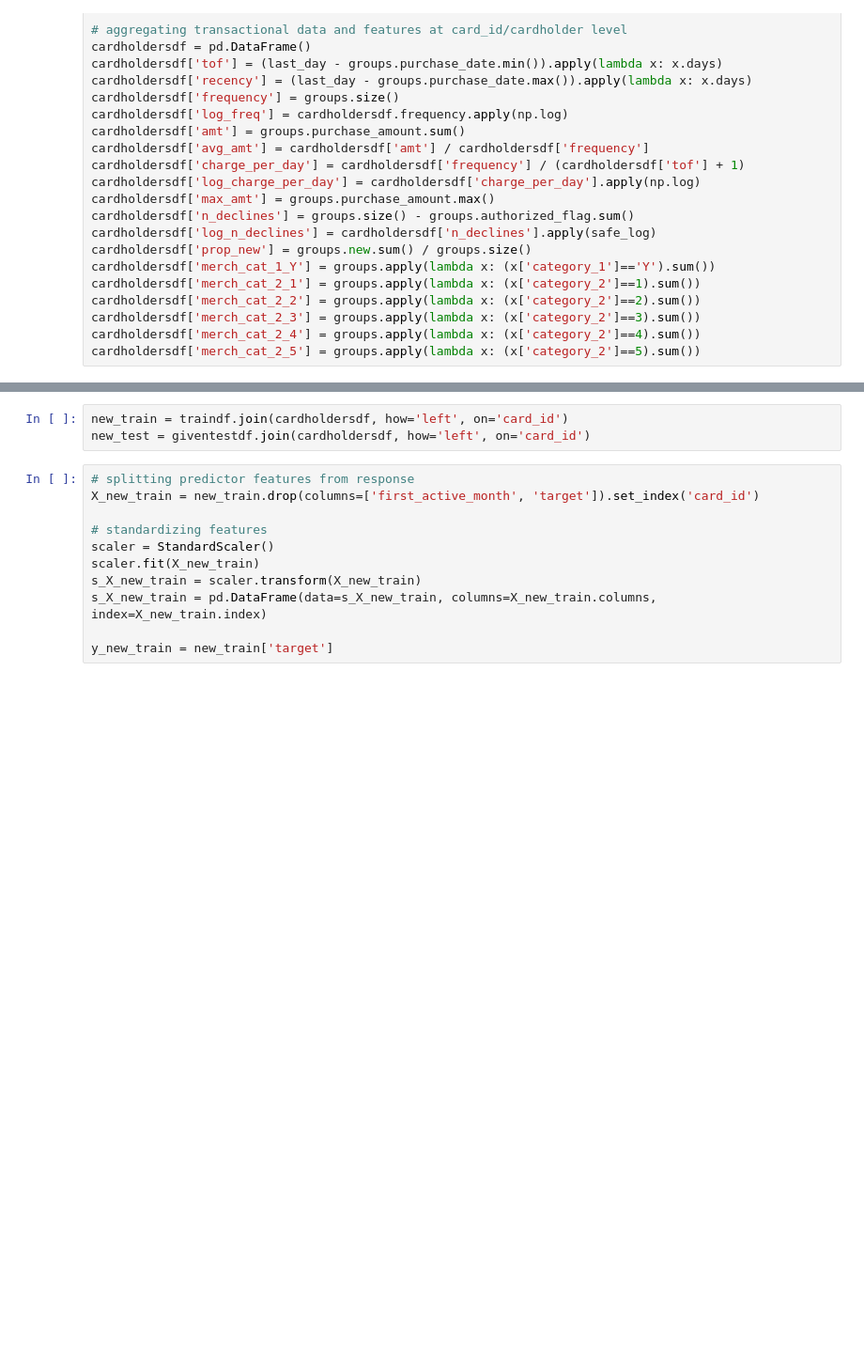
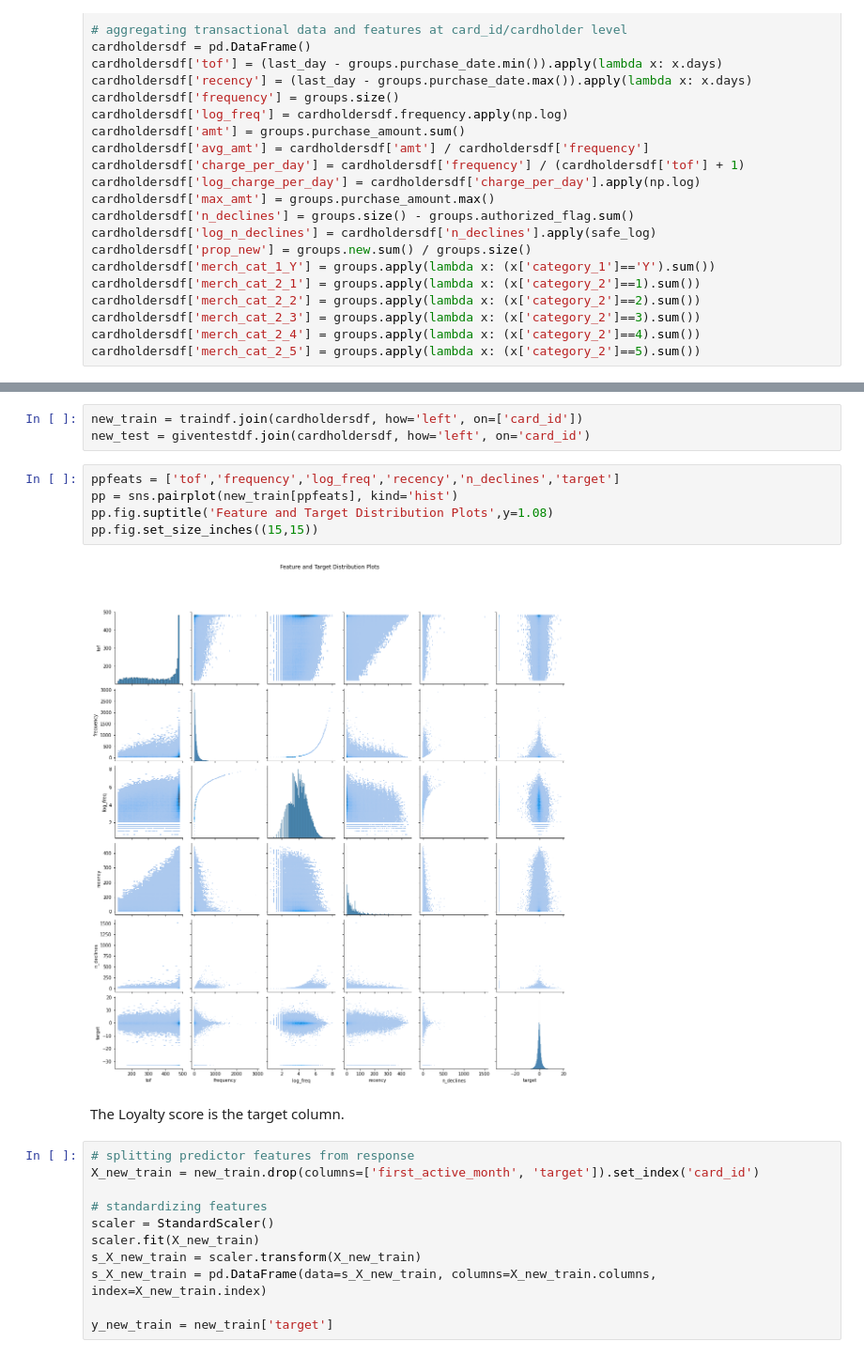
Before and after one commit to sabarishchockalingam2017/elo_loyalty_prediction, a Jupyter notebook: Elo Loyalty Prediction.ipynb, the cells around one changed output, grey strips where cells are left out. Shown: that part at 94% size. Saved outputs shown, nothing was run; the diff lists cells and outputs as text; blank space fills up the shorter version.

```diff
--- a/Elo Loyalty Prediction.ipynb
+++ b/Elo Loyalty Prediction.ipynb
@@ -192,6 +202,15 @@ cardholdersdf['merch_cat_2_5'] = groups.apply(lambda x: (x['category_2']==5).sum
 # %%
-new_train = traindf.join(cardholdersdf, how='left', on='card_id')
+new_train = traindf.join(cardholdersdf, how='left', on=['card_id'])
 new_test = giventestdf.join(cardholdersdf, how='left', on='card_id')
+# %%
+ppfeats = ['tof','frequency','log_freq','recency','n_declines','target']
+pp = sns.pairplot(new_train[ppfeats], kind='hist')
+pp.fig.suptitle('Feature and Target Distribution Plots',y=1.08)
+pp.fig.set_size_inches((15,15))
+# %% [output]
+[figure, added]
+# %% [markdown]
+The Loyalty score is the target column.
 # %%
 # splitting predictor features from response
 X_new_train = new_train.drop(columns=['first_active_month', 'target']).set_index('card_id')
```
Also changed, not shown: parts of 6 cells of this notebook.
